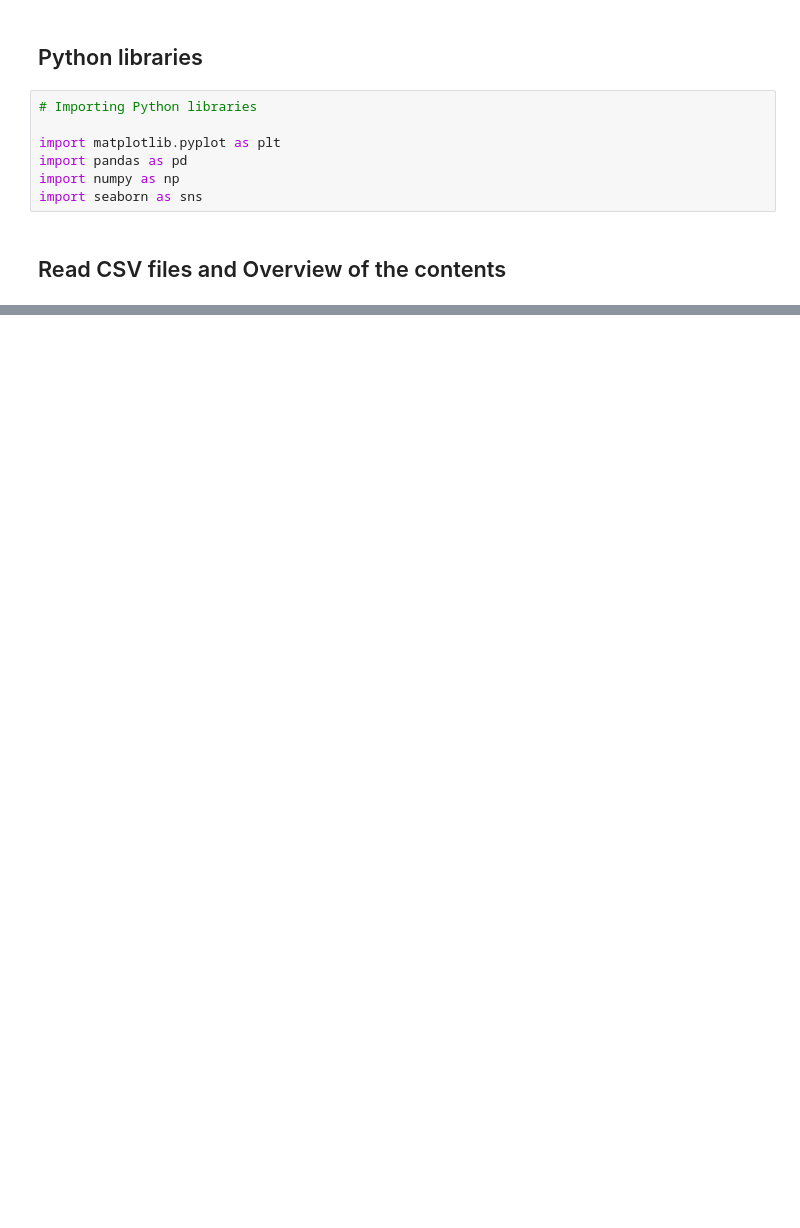
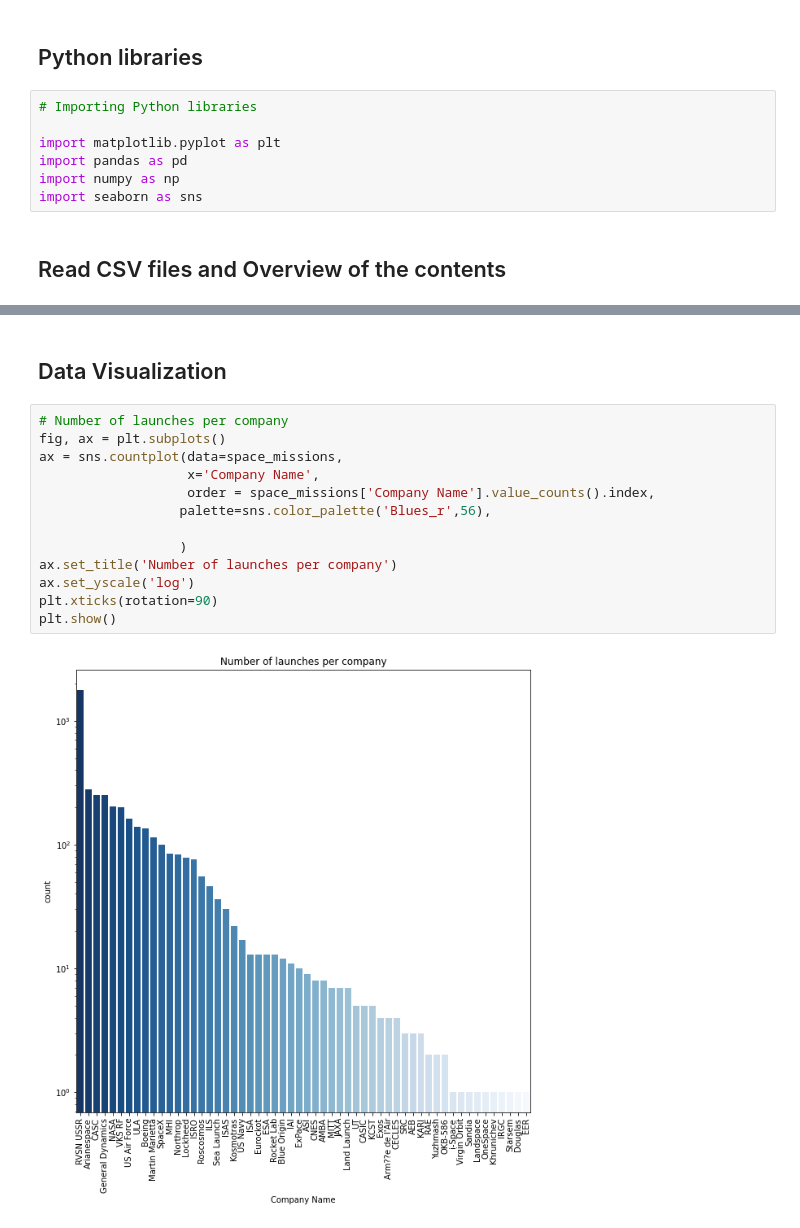
Before and after one commit to photoli93/DataScience_Projects, a Jupyter notebook: Project1_Space_Missions/Dataviz_Space_Missions.ipynb, the cells around one changed output, grey strips where cells are left out. Drawn from its saved outputs; the diff is of its cells as text; blank space fills up the shorter version.

```diff
--- a/Project1_Space_Missions/Dataviz_Space_Missions.ipynb
+++ b/Project1_Space_Missions/Dataviz_Space_Missions.ipynb
@@ -96,0 +125,17 @@ memory usage: 236.6+ KB
+# %% [markdown]
+## Data Visualization
+# %%
+# Number of launches per company
+fig, ax = plt.subplots()
+ax = sns.countplot(data=space_missions,
+                   x='Company Name',
+                   order = space_missions['Company Name'].value_counts().index,
+                  palette=sns.color_palette('Blues_r',56),
+
+                  )
+ax.set_title('Number of launches per company')
+ax.set_yscale('log')
+plt.xticks(rotation=90)
+plt.show()
+# %% [output]
+[figure, added]
```
Also changed, not shown: parts of 7 cells of this notebook.
